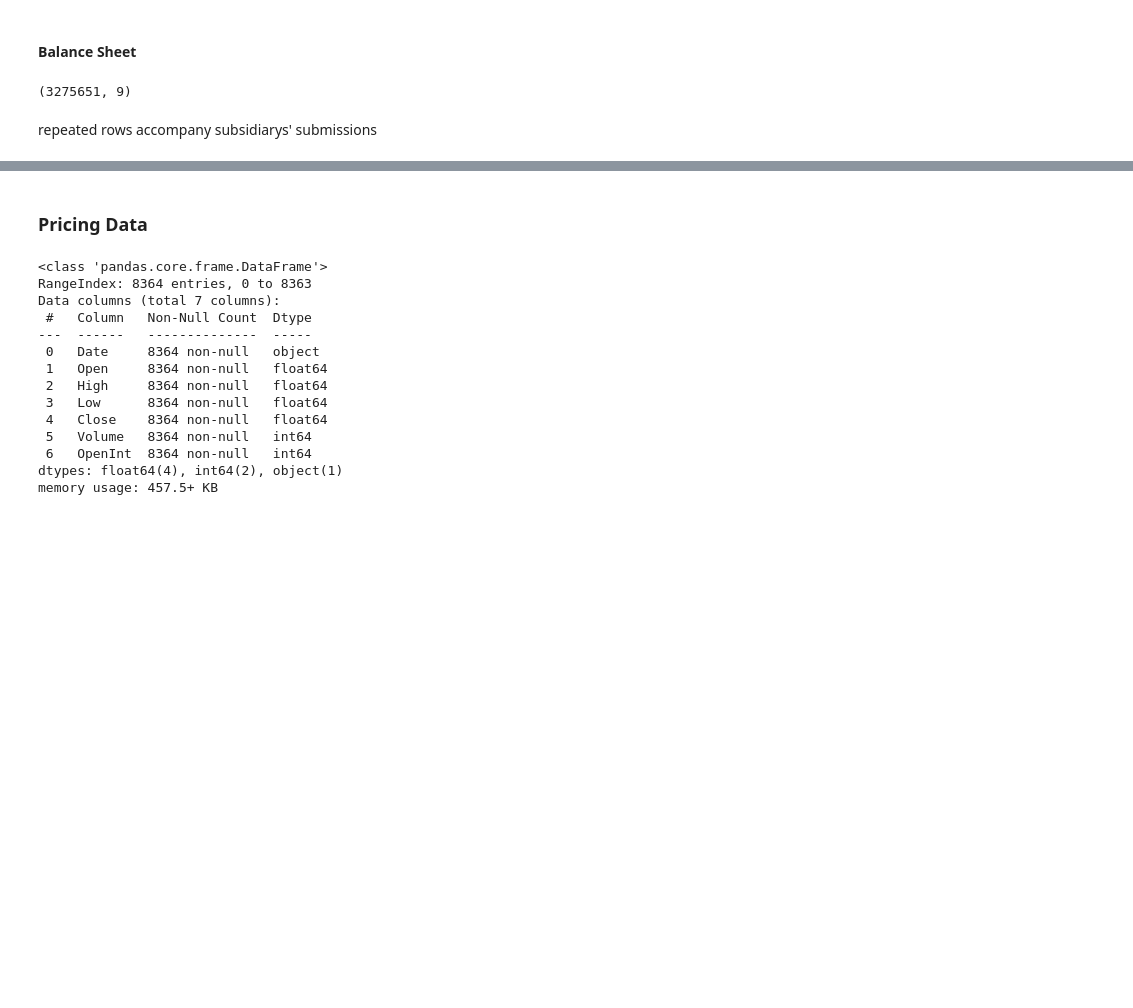
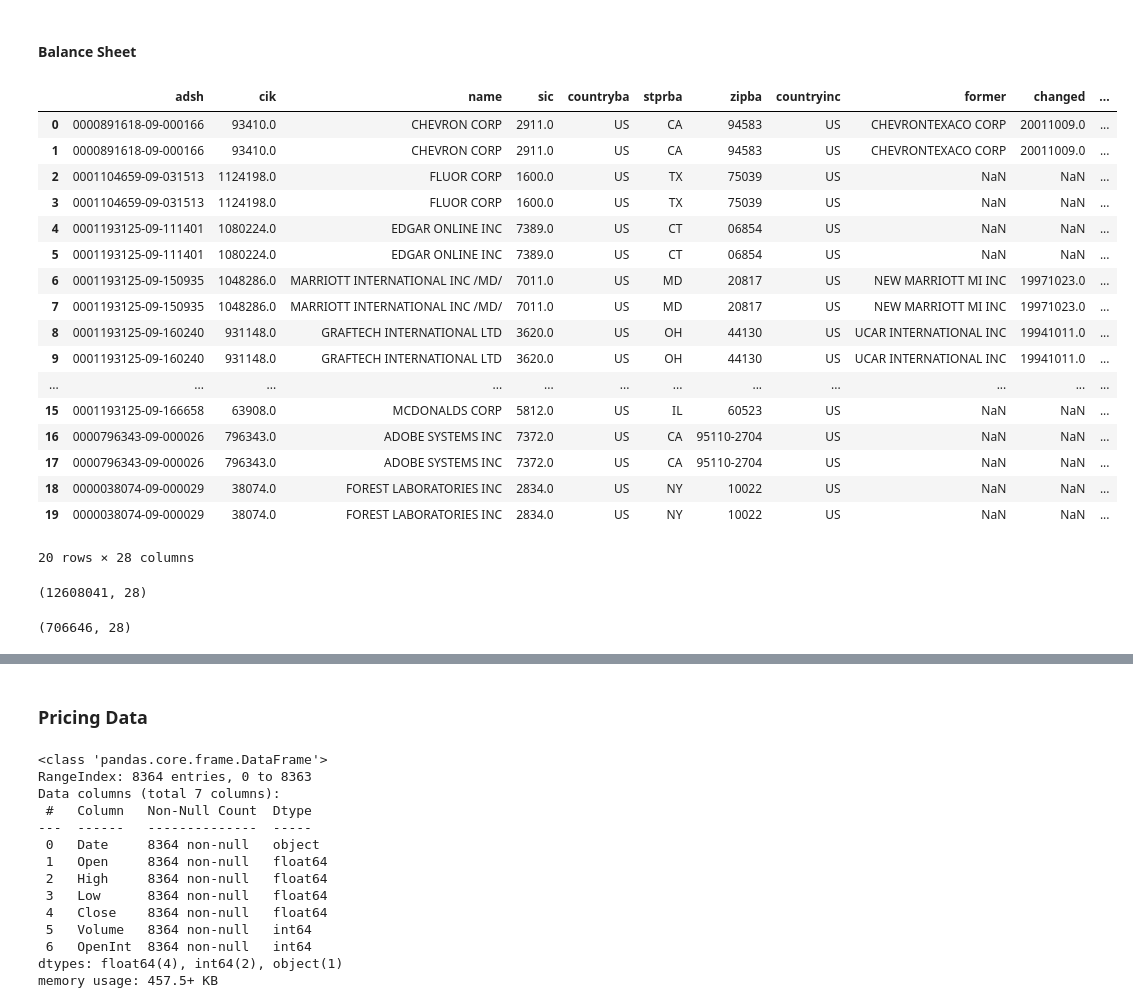
Before and after one commit to cnance09/Small-Cap-Scout, a Jupyter notebook: notebooks/Notebook_CN.ipynb, the cells around one changed output, grey strips where cells are left out. Cells and saved outputs as stored; diff of their text form; code cells hidden in the pictures; blank space fills up the shorter version.

```diff
--- a/notebooks/Notebook_CN.ipynb
+++ b/notebooks/Notebook_CN.ipynb
@@ -158,0 +202,5 @@ num.to_csv('num_all.csv')
+# %%
+# Merge PRE and TAG datasets
+
+pre_gaap = tag_gaap.merge(pre_clean, how='left', on=['tag', 'version'])
+pre_gaap.info()
@@ -159,7 +222,12 @@ num.to_csv('num_all.csv')
 # %%
+# Submissions (SUB) - Merge with PRE and TAG datasets
+
 sub = pd.read_csv(agg_path+'sub_all.csv', index_col=0)
 sub = sub[['adsh', 'cik', 'name', 'sic', 'countryba', 'stprba', 'zipba',
            'countryinc', 'former', 'changed',
-           'afs', 'fye', 'form', 'period', 'fy', 'fp', 'nciks', 'acisk']]
-sub.shape
+           'afs', 'fye', 'form', 'period', 'fy', 'fp', 'nciks']]
+
+
+sub_gaap = sub.merge(pre_gaap, on='adsh', how='right')
+sub_gaap.info()
 # %% [output]
@@ -166,0 +235,15 @@ sub.shape
+# %%
+# Separate finanial submissions by financial statement
+# Balance sheet, income statement, cash flow statement and equity report saved
+
+balsht = sub_gaap[sub_gaap.stmt=='BS']
+incst = sub_gaap[sub_gaap.stmt=='IS']
+cshflw = sub_gaap[sub_gaap.stmt=='CF']
+eq = sub_gaap[sub_gaap.stmt=='EQ']
+
+balsht.to_csv(agg_path+'balance_sheet.csv')
+incst.to_csv(agg_path+'income_statement.csv')
+cshflw.to_csv(agg_path+'cash_flow.csv')
+eq.to_csv(agg_path+'equity.csv')
+
+print(f'{balsht.shape = }, {incst.shape = }, {cshflw.shape = }, {eq.shape = }')
@@ -167,4 +254,6 @@ sub.shape
 # %%
+# Numbers presented in financial statements (NUM) - will be merged to each financial statment separately
+
 num = pd.read_csv(agg_path+'num_all.csv', index_col=0)
-num = num[['adsh', 'tag', 'ddate', 'qtrs', 'uom', 'value']]
-num.shape
+num = num[num.coreg.isna()][['adsh', 'tag', 'version', 'ddate', 'qtrs', 'uom', 'value']].dropna(subset=['tag', 'value']).drop_duplicates()
+num.info()
@@ -264,4 +593,0 @@ bs_filtered = bs[bs.tag.isin(balance_sheet)]
-# %%
-bs_filtered.shape
-# %% [output]
-(3275651, 9)
@@ -273,3 +594,31 @@ df_bs.drop_duplicates(inplace=True)
-# %% [markdown]
-repeated rows accompany subsidiarys' submissions
+# %%
+balsht_num = balsht.merge(num, on=['adsh', 'tag', 'version'], how='inner')
+
+balsht_num['n_tag'] = balsht_num.groupby(['tag'])['tag'].transform('count')
+# %% [output]
+|  | adsh | cik | name | sic | countryba | stprba | zipba | countryinc | former | changed | ... |
+| 0 | 0000891618-09-000166 | 93410.0 | CHEVRON CORP | 2911.0 | US | CA | 94583 | US | CHEVRONTEXACO CORP | 20011009.0 | ... |
+| 1 | 0000891618-09-000166 | 93410.0 | CHEVRON CORP | 2911.0 | US | CA | 94583 | US | CHEVRONTEXACO CORP | 20011009.0 | ... |
+| 2 | 0001104659-09-031513 | 1124198.0 | FLUOR CORP | 1600.0 | US | TX | 75039 | US | NaN | NaN | ... |
+| 3 | 0001104659-09-031513 | 1124198.0 | FLUOR CORP | 1600.0 | US | TX | 75039 | US | NaN | NaN | ... |
+| 4 | 0001193125-09-111401 | 1080224.0 | EDGAR ONLINE INC | 7389.0 | US | CT | 06854 | US | NaN | NaN | ... |
+| 5 | 0001193125-09-111401 | 1080224.0 | EDGAR ONLINE INC | 7389.0 | US | CT | 06854 | US | NaN | NaN | ... |
+| 6 | 0001193125-09-150935 | 1048286.0 | MARRIOTT INTERNATIONAL INC /MD/ | 7011.0 | US | MD | 20817 | US | NEW MARRIOTT MI INC | 19971023.0 | ... |
+| 7 | 0001193125-09-150935 | 1048286.0 | MARRIOTT INTERNATIONAL INC /MD/ | 7011.0 | US | MD | 20817 | US | NEW MARRIOTT MI INC | 19971023.0 | ... |
+| 8 | 0001193125-09-160240 | 931148.0 | GRAFTECH INTERNATIONAL LTD | 3620.0 | US | OH | 44130 | US | UCAR INTERNATIONAL INC | 19941011.0 | ... |
+| 9 | 0001193125-09-160240 | 931148.0 | GRAFTECH INTERNATIONAL LTD | 3620.0 | US | OH | 44130 | US | UCAR INTERNATIONAL INC | 19941011.0 | ... |
+| ... | ... | ... | ... | ... | ... | ... | ... | ... | ... | ... | ... |
+| 15 | 0001193125-09-166658 | 63908.0 | MCDONALDS CORP | 5812.0 | US | IL | 60523 | US | NaN | NaN | ... |
+| 16 | 0000796343-09-000026 | 796343.0 | ADOBE SYSTEMS INC | 7372.0 | US | CA | 95110-2704 | US | NaN | NaN | ... |
+| 17 | 0000796343-09-000026 | 796343.0 | ADOBE SYSTEMS INC | 7372.0 | US | CA | 95110-2704 | US | NaN | NaN | ... |
+| 18 | 0000038074-09-000029 | 38074.0 | FOREST LABORATORIES INC | 2834.0 | US | NY | 10022 | US | NaN | NaN | ... |
+| 19 | 0000038074-09-000029 | 38074.0 | FOREST LABORATORIES INC | 2834.0 | US | NY | 10022 | US | NaN | NaN | ... |
+20 rows × 28 columns
+# %%
+balsht_columns = balsht_num[balsht_num.n_tag>100_000].tag.unique()
+
+balsht_filtered = balsht_num[balsht_num.tag.isin(balsht_columns)].drop_duplicates()
+balsht_filtered.shape
+# %% [output]
+(12608041, 28)
 # %%
@@ -278,3 +668,6 @@ df_pivot_bs = df_bs.pivot_table(index=['adsh', 'cik', 'name', 'sic', 'countryba'
 # %%
 df_pivot_bs = df_pivot_bs[df_pivot_bs.columns[1:]].drop_duplicates()
+df_pivot_bs.shape
+# %% [output]
+(706646, 28)
 # %%
```
Also changed, not shown: parts of 58 cells of this notebook.
